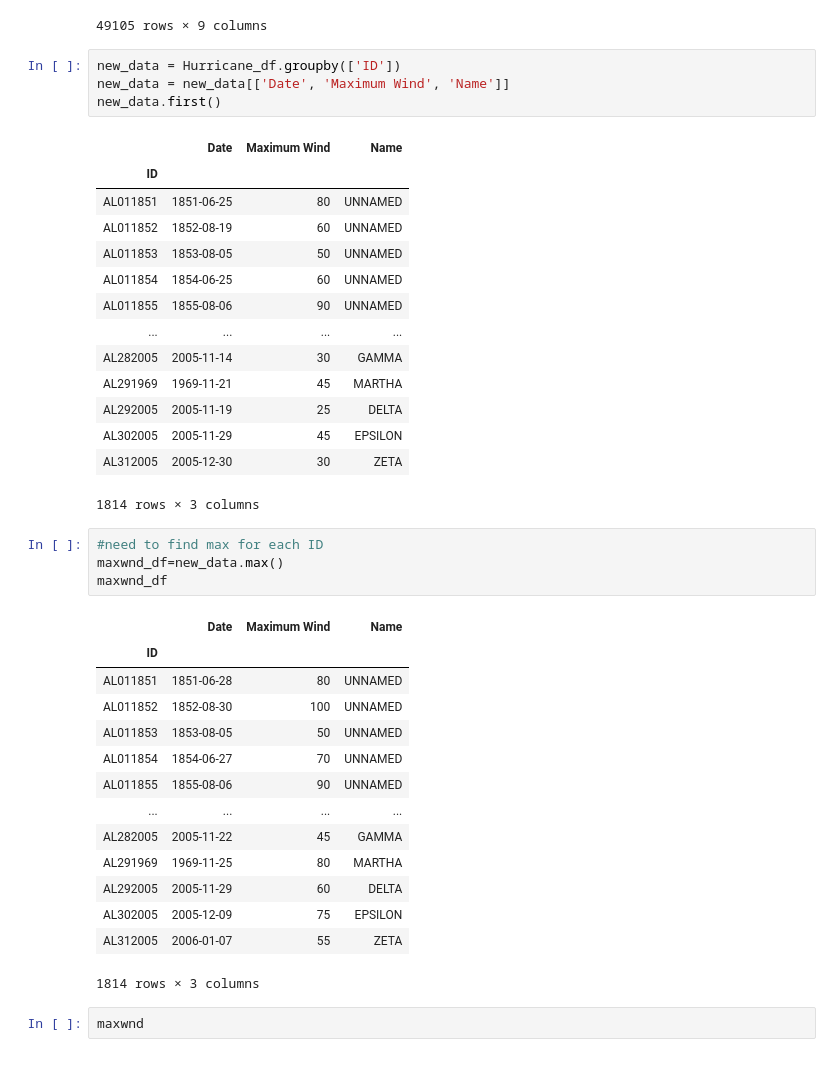
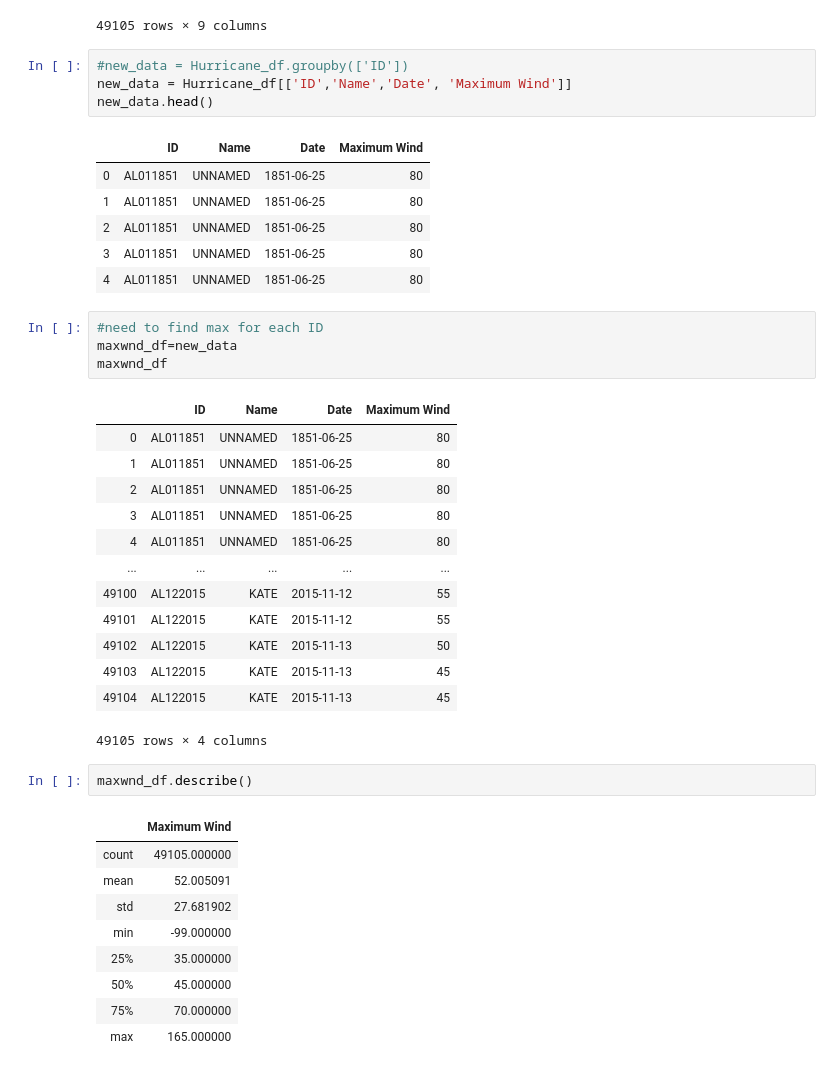
Before and after one commit to henryle-n/Hurricane-History-Analysis, a Jupyter notebook: sarah_work.ipynb, the cells around one changed output. Cells and saved outputs as stored; diff of their text form.

```diff
--- a/sarah_work.ipynb
+++ b/sarah_work.ipynb
@@ -29,42 +30,43 @@ Hurricane_df
 | 49104 | 49104 | AL122015 | KATE | 2015-11-13 | 1200 | EX | 40.7N | 45.4W | 45 |
 49105 rows × 9 columns
 # %%
-new_data = Hurricane_df.groupby(['ID'])
-new_data = new_data[['Date', 'Maximum Wind', 'Name']]
-new_data.first()
+#new_data = Hurricane_df.groupby(['ID'])
+new_data = Hurricane_df[['ID','Name','Date', 'Maximum Wind']]
+new_data.head()
 # %% [output]
-|  | Date | Maximum Wind | Name |
-| ID |  |  |  |
-| AL011851 | 1851-06-25 | 80 | UNNAMED |
-| AL011852 | 1852-08-19 | 60 | UNNAMED |
-| AL011853 | 1853-08-05 | 50 | UNNAMED |
-| AL011854 | 1854-06-25 | 60 | UNNAMED |
-| AL011855 | 1855-08-06 | 90 | UNNAMED |
-| ... | ... | ... | ... |
-| AL282005 | 2005-11-14 | 30 | GAMMA |
-| AL291969 | 1969-11-21 | 45 | MARTHA |
-| AL292005 | 2005-11-19 | 25 | DELTA |
-| AL302005 | 2005-11-29 | 45 | EPSILON |
-| AL312005 | 2005-12-30 | 30 | ZETA |
+|  | ID | Name | Date | Maximum Wind |
+| 0 | AL011851 | UNNAMED | 1851-06-25 | 80 |
+| 1 | AL011851 | UNNAMED | 1851-06-25 | 80 |
+| 2 | AL011851 | UNNAMED | 1851-06-25 | 80 |
+| 3 | AL011851 | UNNAMED | 1851-06-25 | 80 |
+| 4 | AL011851 | UNNAMED | 1851-06-25 | 80 |
-1814 rows × 3 columns
 # %%
 #need to find max for each ID
-maxwnd_df=new_data.max()
+maxwnd_df=new_data
 maxwnd_df
 # %% [output]
-|  | Date | Maximum Wind | Name |
-| ID |  |  |  |
-| AL011851 | 1851-06-28 | 80 | UNNAMED |
-| AL011852 | 1852-08-30 | 100 | UNNAMED |
-| AL011853 | 1853-08-05 | 50 | UNNAMED |
-| AL011854 | 1854-06-27 | 70 | UNNAMED |
-| AL011855 | 1855-08-06 | 90 | UNNAMED |
-| ... | ... | ... | ... |
-| AL282005 | 2005-11-22 | 45 | GAMMA |
-| AL291969 | 1969-11-25 | 80 | MARTHA |
-| AL292005 | 2005-11-29 | 60 | DELTA |
-| AL302005 | 2005-12-09 | 75 | EPSILON |
-| AL312005 | 2006-01-07 | 55 | ZETA |
+|  | ID | Name | Date | Maximum Wind |
+| 0 | AL011851 | UNNAMED | 1851-06-25 | 80 |
+| 1 | AL011851 | UNNAMED | 1851-06-25 | 80 |
+| 2 | AL011851 | UNNAMED | 1851-06-25 | 80 |
+| 3 | AL011851 | UNNAMED | 1851-06-25 | 80 |
+| 4 | AL011851 | UNNAMED | 1851-06-25 | 80 |
+| ... | ... | ... | ... | ... |
+| 49100 | AL122015 | KATE | 2015-11-12 | 55 |
+| 49101 | AL122015 | KATE | 2015-11-12 | 55 |
+| 49102 | AL122015 | KATE | 2015-11-13 | 50 |
+| 49103 | AL122015 | KATE | 2015-11-13 | 45 |
+| 49104 | AL122015 | KATE | 2015-11-13 | 45 |
-1814 rows × 3 columns
+49105 rows × 4 columns
-# %%
-maxwnd
+# %%
+maxwnd_df.describe()
+# %% [output]
+|  | Maximum Wind |
+| count | 49105.000000 |
+| mean | 52.005091 |
+| std | 27.681902 |
+| min | -99.000000 |
+| 25% | 35.000000 |
+| 50% | 45.000000 |
+| 75% | 70.000000 |
+| max | 165.000000 |
```
Also changed, not shown: parts of 11 cells of this notebook, 1 other file.
